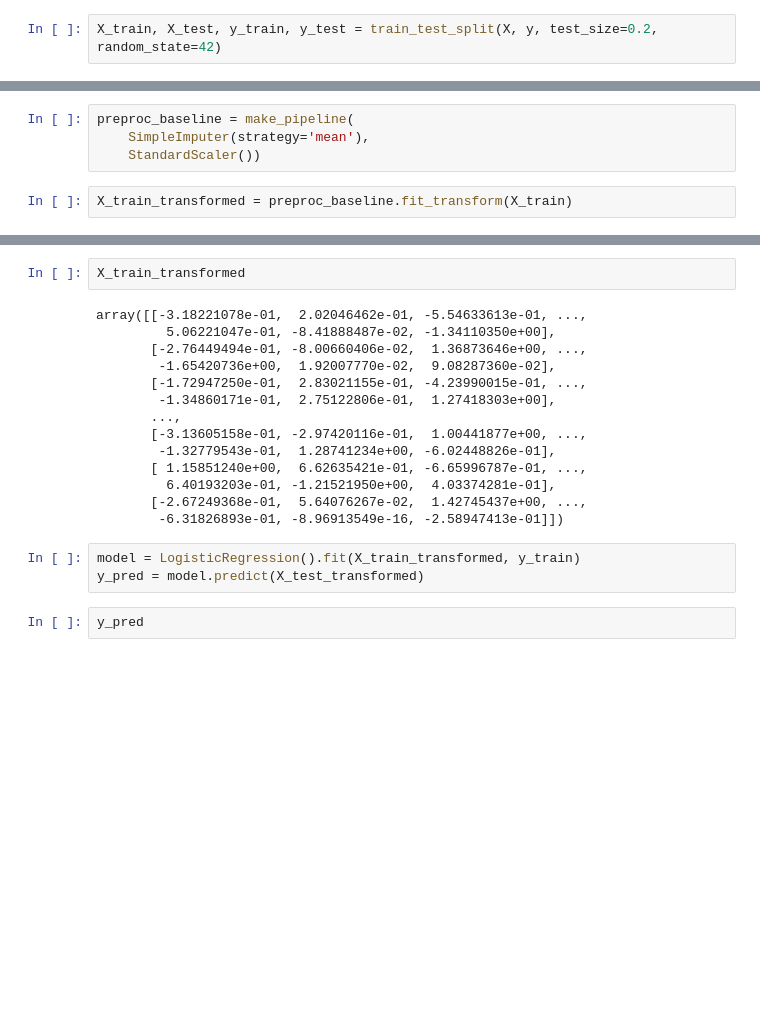
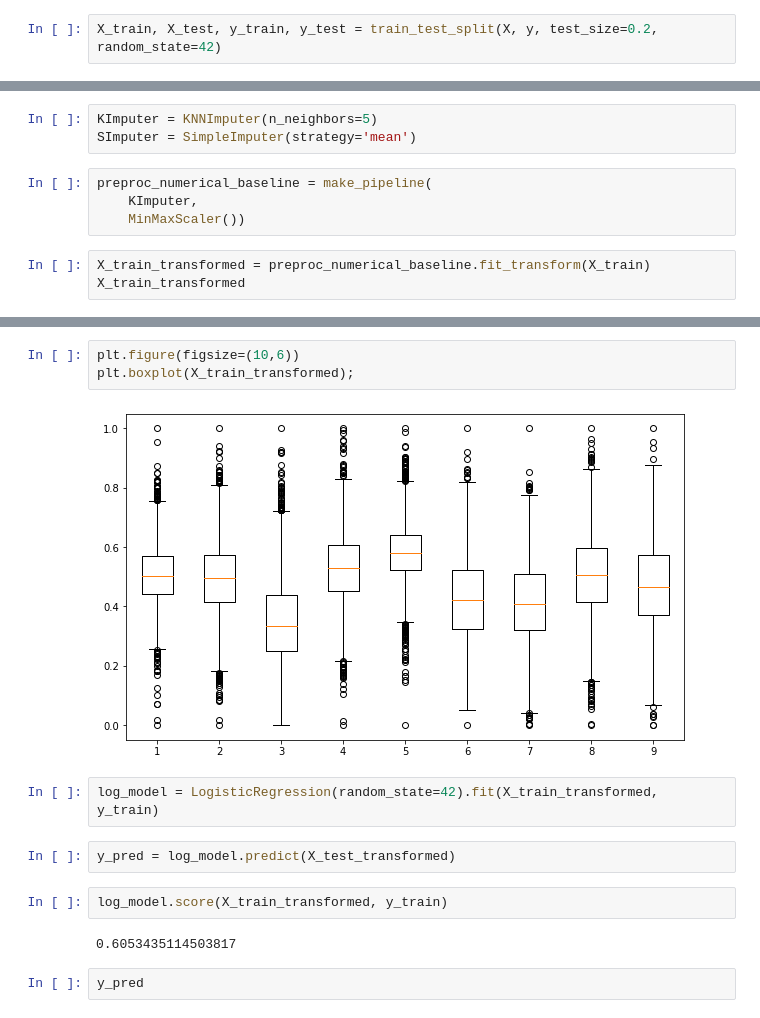
Before and after one commit to keir20/CleanWater, a Jupyter notebook: notebooks/Clean Water.ipynb, the cells around one changed output, grey strips where cells are left out. Cells and saved outputs as stored; diff of their text form; blank space fills up the shorter version.

```diff
--- a/notebooks/Clean Water.ipynb
+++ b/notebooks/Clean Water.ipynb
@@ -248,6 +251,10 @@ plt.boxplot(df_drop);
+# %%
+KImputer = KNNImputer(n_neighbors=5)
+SImputer = SimpleImputer(strategy='mean')
 # %%
-preproc_baseline = make_pipeline(
-    SimpleImputer(strategy='mean'),
-    StandardScaler())
+preproc_numerical_baseline = make_pipeline(
+    KImputer,
+    MinMaxScaler())
 # %%
-X_train_transformed = preproc_baseline.fit_transform(X_train)
+X_train_transformed = preproc_numerical_baseline.fit_transform(X_train)
+X_train_transformed
@@ -256,22 +292,16 @@ X_test_transformed = preproc_baseline.transform(X_test)
-# %%
-X_train_transformed
-# %% [output]
-array([[-3.18221078e-01,  2.02046462e-01, -5.54633613e-01, ...,
-         5.06221047e-01, -8.41888487e-02, -1.34110350e+00],
-       [-2.76449494e-01, -8.00660406e-02,  1.36873646e+00, ...,
-        -1.65420736e+00,  1.92007770e-02,  9.08287360e-02],
-       [-1.72947250e-01,  2.83021155e-01, -4.23990015e-01, ...,
-        -1.34860171e-01,  2.75122806e-01,  1.27418303e+00],
-       ...,
-       [-3.13605158e-01, -2.97420116e-01,  1.00441877e+00, ...,
-        -1.32779543e-01,  1.28741234e+00, -6.02448826e-01],
-       [ 1.15851240e+00,  6.62635421e-01, -6.65996787e-01, ...,
-         6.40193203e-01, -1.21521950e+00,  4.03374281e-01],
-       [-2.67249368e-01,  5.64076267e-02,  1.42745437e+00, ...,
-        -6.31826893e-01, -8.96913549e-16, -2.58947413e-01]])
+# %%
+plt.figure(figsize=(10,6))
+plt.boxplot(X_train_transformed);
+# %% [output]
+[figure, added]
 # %%
-model = LogisticRegression().fit(X_train_transformed, y_train)
-y_pred = model.predict(X_test_transformed)
+log_model = LogisticRegression(random_state=42).fit(X_train_transformed, y_train)
+# %%
+y_pred = log_model.predict(X_test_transformed)
+# %%
+log_model.score(X_train_transformed, y_train)
+# %% [output]
+0.6053435114503817
 # %%
 y_pred
 # %% [output]
```
Also changed, not shown: parts of 12 cells of this notebook.
